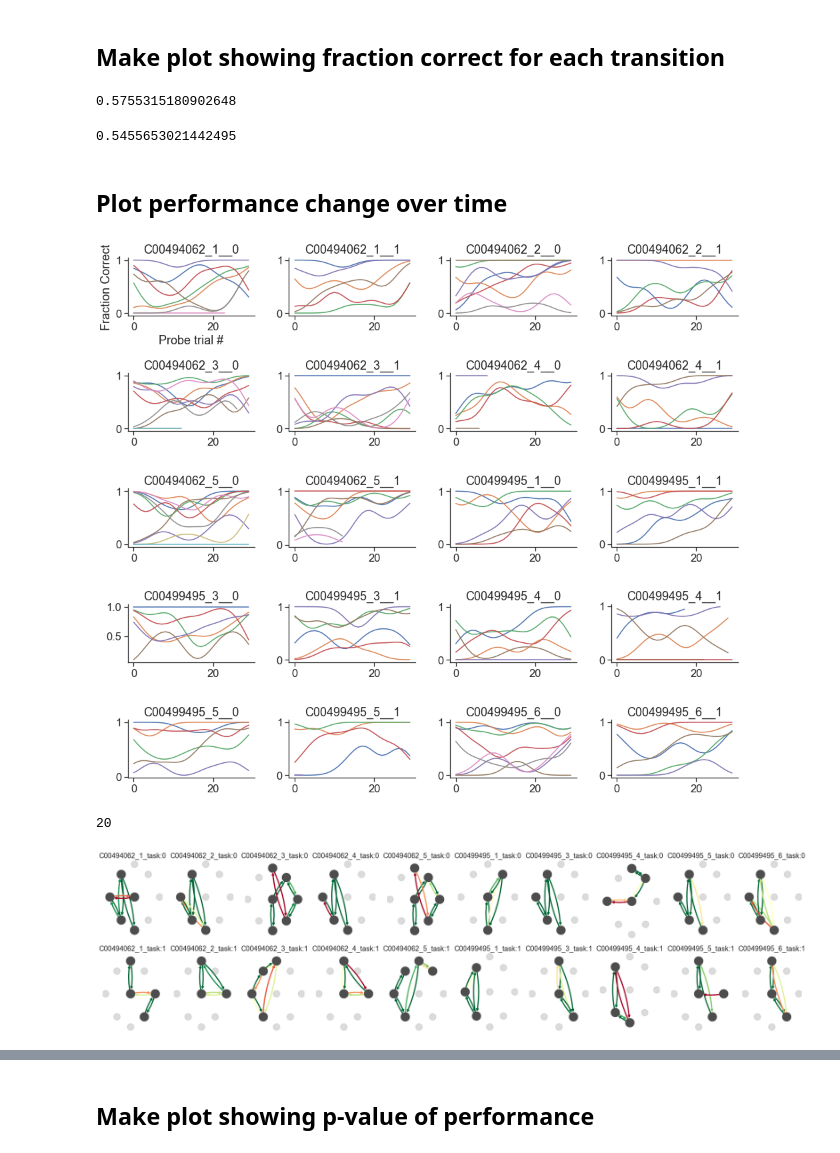
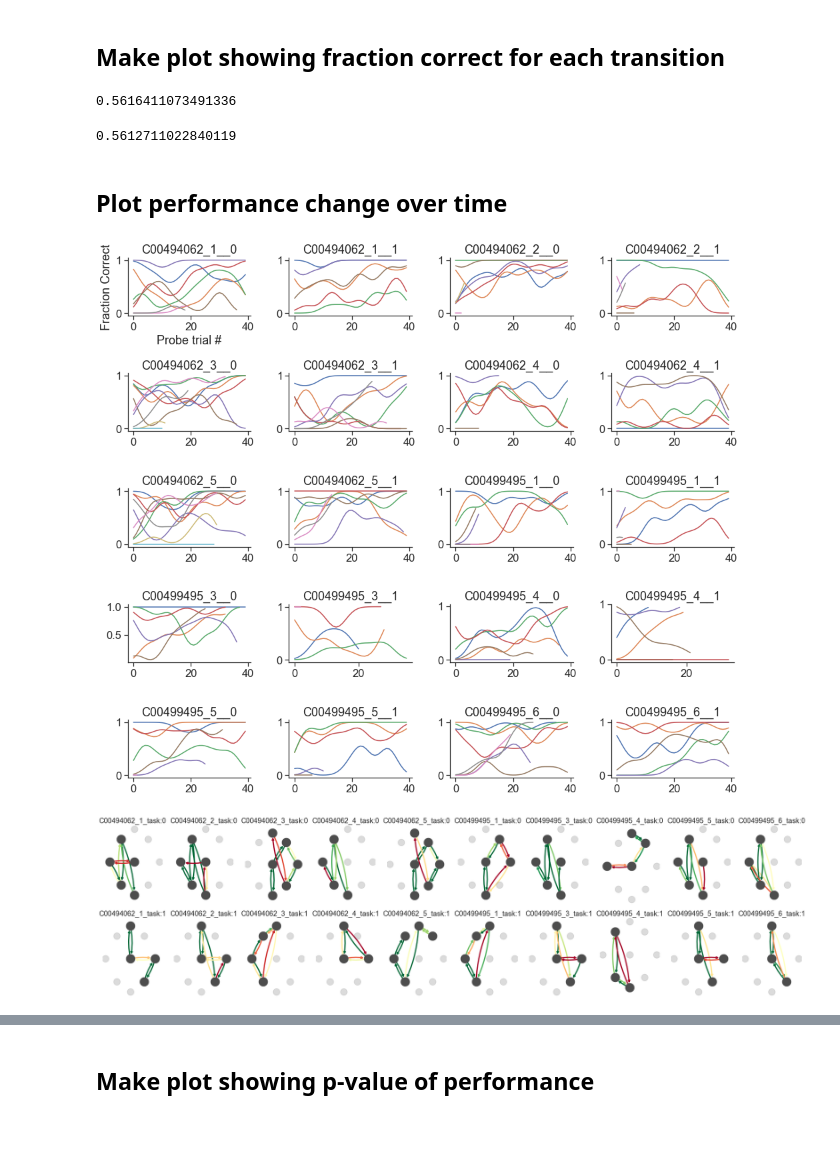
Before and after one commit to yves-weissenberger/line_loop, a Jupyter notebook: project_notebooks/line_loop/follow_the_light/process_homecage_data_clean.ipynb, the cells around one changed output, grey strips where cells are left out. Saved outputs shown, nothing was run; the diff lists cells and outputs as text; code cells hidden in the pictures.

```diff
--- a/project_notebooks/line_loop/follow_the_light/process_homecage_data_clean.ipynb
+++ b/project_notebooks/line_loop/follow_the_light/process_homecage_data_clean.ipynb
@@ -416,7 +441,7 @@ for l in legend.get_texts():
 # %%
 
 grouped= df.groupby(['subject','task_nr'])  #group results by task and subject
-mptd_only20 = partial(merge_probe_trial_dicts,only_last=30)  #consider only last 30 probe trials on each transition
+mptd_only20 = partial(merge_probe_trial_dicts,only_last=40)  #consider only last 30 probe trials on each transition
 mergag = grouped['probe_dict'].agg(mptd_only20)  #aggregate data across sessions using function above
 #mergag = grouped['seq'].agg(mptd_only20)  #aggregate data across sessions using function above
 # %%
@@ -432,11 +462,11 @@ for ii,v in mergag.iteritems():
 # %%
 print(np.mean([np.mean(i) for j in mu for i in j]))
 # %% [output]
-0.5755315180902648
+0.5616411073491336
 # %%
 print(np.mean([np.mean(i) for j in mu for i in j]))
 # %% [output]
-0.5455653021442495
+0.5612711022840119
 # %% [markdown]
 ## Plot performance change over time
 # %%
@@ -461,8 +491,4 @@ for (subj,task_nr), values in mergag.iteritems():
 plt.tight_layout()
 seaborn.despine()
 # %% [output]
-[figure, old version]
+[figure, new version]
-# %%
-len(mergag)
-# %% [output]
-20
@@ -469,28 +497,28 @@ len(mergag)
 # %%
 plt.figure(figsize=(32,8))
 ctr = 0
 subplot_pos = [val+1 for pair in zip(range(10), range(10,20)) for val in pair]
 
 for (subj,task), probe_trials in mergag.iteritems():
 
     current_seq = sequences.get((subj,task))
     current_gtype = graph_types.get((subj,task))
     current_transtions = get_all_transition(current_seq,current_gtype)
 
     probe_trials_use = {}
     for k,v in probe_trials.items():
         if k in current_transtions:
             probe_trials_use[k] = v
 
     plt.subplot(2,10,subplot_pos[ctr])
     plt.title('_'.join([subj,'task:{}'.format(str(task))]))
     #make_plot(probe_trials,color='pval',mx=0.05)
-    make_plot(probe_trials_use,color='mean',mx=0.4)
+    make_plot(probe_trials_use,color='mean',mx=0.6)
 
 
     ctr+=1
 # %% [output]
-[figure, old version]
+[figure, new version]
 # %%
 plt.figure(figsize=(32,8))
 ctr = 0
```
Also changed, not shown: parts of 17 cells of this notebook, 1 other file.
